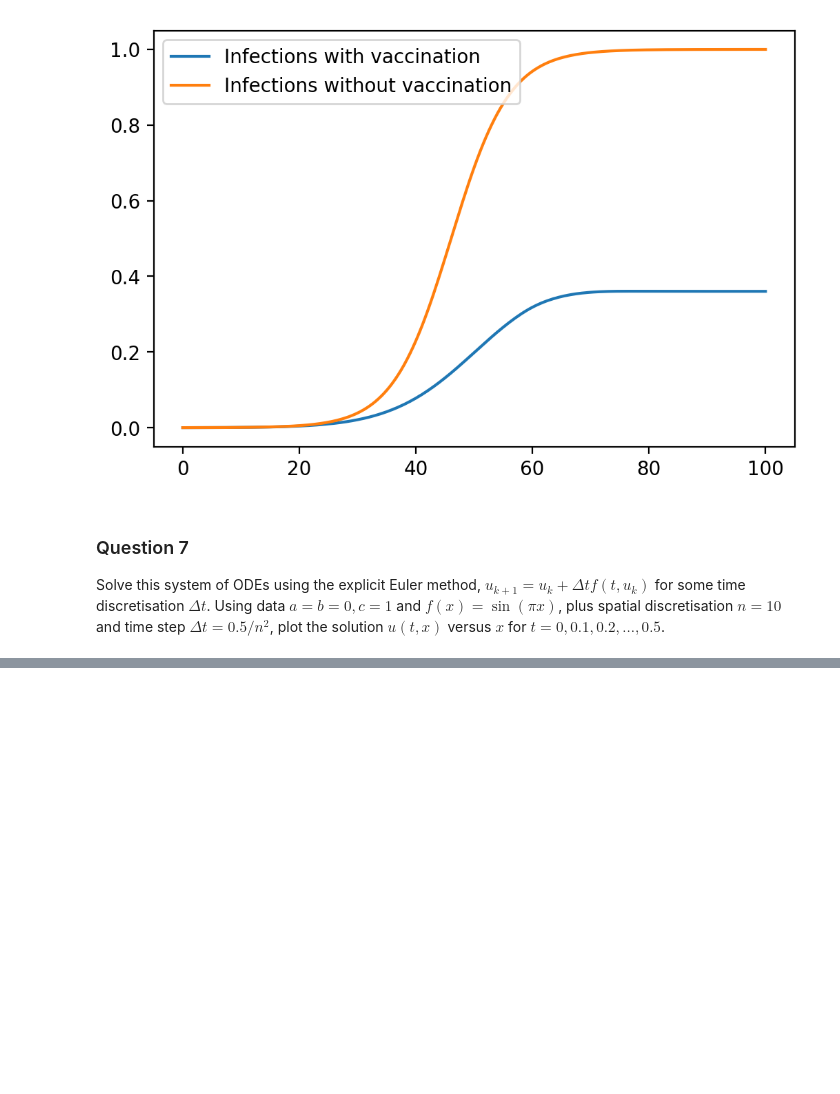
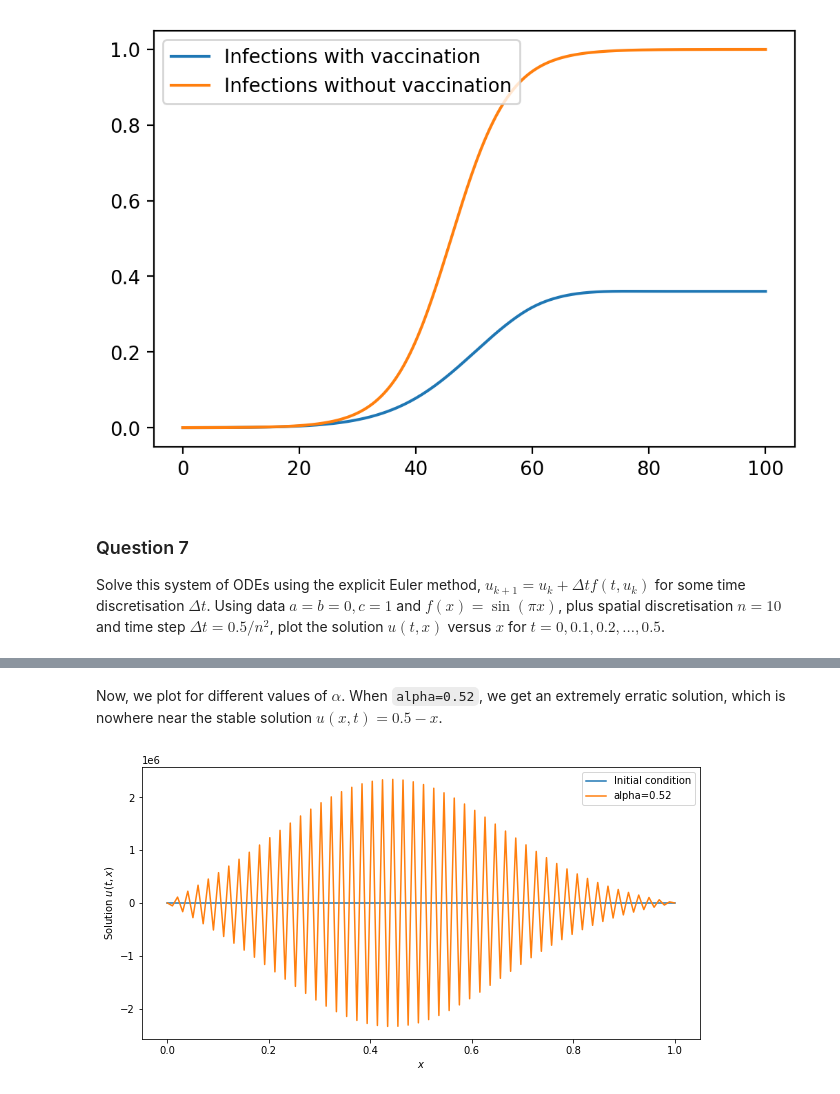
Before and after one commit to charlieoneill11/scientific-computing, a Jupyter notebook: LabBook5.ipynb, the cells around one changed output, grey strips where cells are left out. Drawn from its saved outputs; the diff is of its cells as text; code cells hidden in the pictures; blank space fills up the shorter version.

Commit message:
completed pde solver

```diff
--- a/LabBook5.ipynb
+++ b/LabBook5.ipynb
@@ -300,0 +364,40 @@ u_t_0, u_t_1 = 0, 0
+# %%
+import warnings
+warnings.filterwarnings('ignore')
+
+def discretise_solve(alpha):
+    # spatial discretisation
+    nx = 100                        # number of grid points
+    dx = 1 / (nx)                   # grid spacing
+    x = np.linspace(0., 1, nx)      # coordinates of grid points
+
+    # time discretisation
+    ti = 0.                         # initial time
+    tf = 1.                         # final time
+    dt = alpha/nx**2                # time step
+    nt = int((tf-ti) / dt)          # number of time steps
+    # initial conditions
+    T0 = 0.5-x                      # initial condition
+    source = 0*x                    # heat source term
+
+    T = np.empty((nt+1, nx))
+    T[0] = T0.copy()
+
+    for i in range(nt):
+        T[i+1] = euler_step(T[i], rhs_centered, dt, dx, 1, source)
+
+    # plot the solution at several times
+    fig, ax = plt.subplots(figsize=(10, 5))
+
+    ax.plot(x, T[0], label='Initial condition')
+    ax.plot(x, T[500], label=f'alpha={alpha}')
+
+    ax.set_xlabel('$x$')
+    ax.set_ylabel("Solution $u(t, x)$")
+    ax.legend();
+# %% [markdown]
+Now, we plot for different values of $\alpha$. When `alpha=0.52`, we get an extremely erratic solution, which is nowhere near the stable solution $u(x,t)=0.5-x$.
+# %%
+discretise_solve(0.52)
+# %% [output]
+[figure, added]
```
Also changed, not shown: parts of 19 cells of this notebook, 2 other files.
